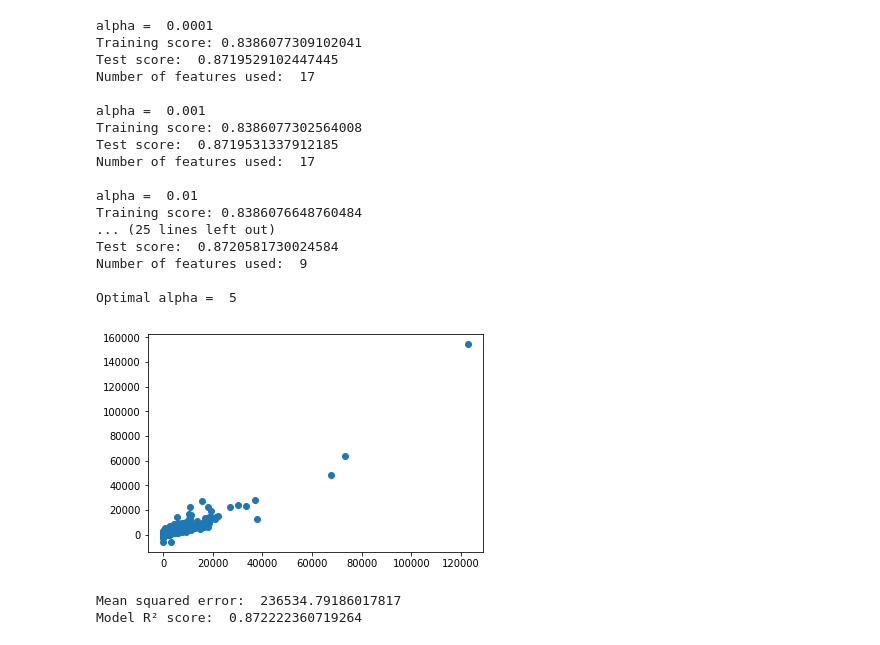
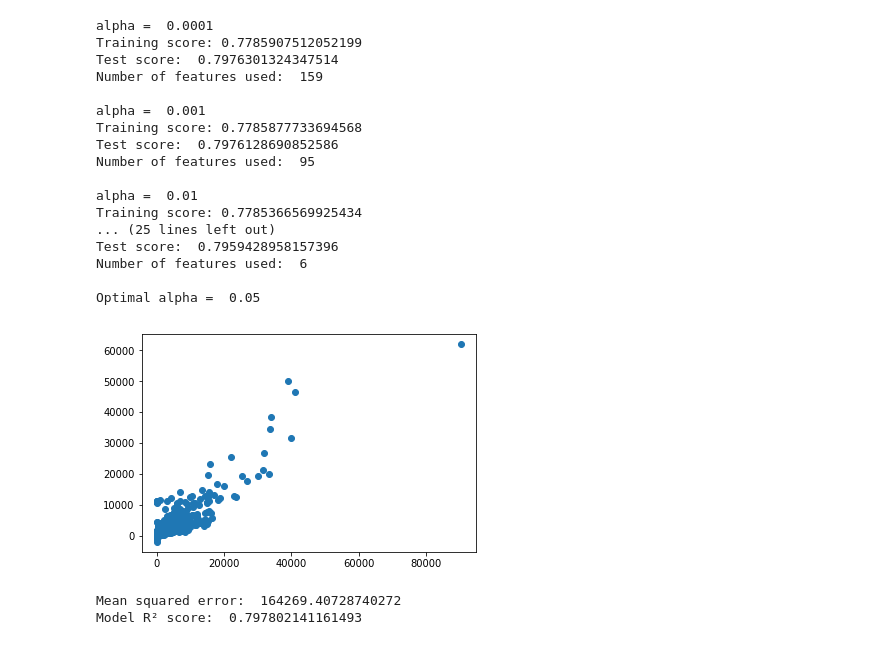
Before and after one commit to datascienceproject2019-codescoop/codescoop-models, a Jupyter notebook: srcModels/RegressionLibrariesIOdata.ipynb, the cells around one changed output. Cells and saved outputs as stored; diff of their text form; code cells hidden in the pictures.

Commit message:
Regression, now with correct dummies

```diff
--- a/srcModels/RegressionLibrariesIOdata.ipynb
+++ b/srcModels/RegressionLibrariesIOdata.ipynb
@@ -40,3 +20,7 @@ data.tail()
+# %%
+N_SAMPLES = 200000
+GET_INTERCEPT = False
+PATH ="/home/rick/UH-Spring-2019/Project/codescoop-models/Libraries_io_data/repositories-1.2.0-2018-03-12.csv"
 # %%
 def gnumeric_func (data, columns):
     data[columns] = data[columns].apply(lambda x: pd.factorize(x)[0])
@@ -44,8 +34,20 @@ def gnumeric_func (data, columns):
 # %%
 #getting the explanatory variables, and changing categorial values to dummies
+data = pd.read_csv(PATH, usecols=[1,2,3,4,5,6,7,8,9,10,11,12,13,14,15,16,17,18,19,20,21,22,23,24,25,26,27,28,29,30,31,32,33,34,35,36,37,38],
+                   nrows = N_SAMPLES)
+
+
 droplist = ['SourceRank','Description', 'Name with Owner', 'Created Timestamp', "Updated Timestamp", 'Last pushed Timestamp', 'Homepage URL', 'Mirror URL', 'UUID', 'Last Synced Timestamp','Fork Source Name with Owner', 'Changelog filename', 'Contributing guidelines filename', 'License filename','Code of Conduct filename', 'Security Threat Model filename', 'Security Audit filename', 'SCM type', 'Logo URL', 'Keywords', 'Stars Count' ]
-factorizelist = ['Host Type', 'Fork', 'Language', 'Issues enabled', 'Wiki enabled', 'Pages enabled', 'License', 'Readme filename', 'Default branch', 'Status', 'Display Name', 'Pull requests enabled']
-datax = data.drop(droplist, axis=1 )
+factorizelist = ['Host Type', 'Fork', 'Issues enabled', 'Wiki enabled', 'Pages enabled', 'Default branch', 'Status', 'Display Name', 'Pull requests enabled']
+dummieslist = ['Language', 'License']
+
+datax = data.drop(droplist, axis=1)
+datax = datax.drop(['Readme filename'], axis=1) #idk why I need to do it separately, cleaning is for later
 
 datax = gnumeric_func(datax, factorizelist)
-datax
+
+for item in dummieslist:
+    datax = getDummies(datax,item)
+
+
+#datax.head()
@@ -102,47 +85,50 @@ for i in range(0,n):
     print("Test score: ", test_score)
     print("Number of features used: ", coeff_used)
     print(" ")
 
 # pick the alpha value with best score
 best_alpha = alphas[np.argmax(test_scores)]
 print("Optimal alpha = ", best_alpha)
 lasso = Lasso(alpha = best_alpha, max_iter = 10e5)
 lasso.fit(X_train, y_train)
 
-# create a df with the coefficents of the features
+# create a dataframe with the coefficents of the features
 df_coef = pd.DataFrame({'Features':x.columns,'coeff': lasso.coef_})
 df_coef = df_coef.sort_values(by = ['coeff'])
-df_intercept = pd.DataFrame({'Features':['Intercept'], 'coeff':lasso.intercept_} )
-df_coef = df_coef.append(df_intercept)
-df_coef = df_coef[df_coef.coeff != -0.0]
+
+
+if GET_INTERCEPT:
+    df_intercept = pd.DataFrame({'Features':['Intercept'], 'coeff':lasso.intercept_} )
+    df_coef = df_coef.append(df_intercept)
+    df_coef = df_coef[df_coef.coeff != -0.0]
 
 
 # model summary
 predicted = lasso.predict(X_test)
 expected = y_test
 # expected vs predicted values
 plt.scatter(expected, predicted)
 plt.show()
 print("Mean squared error: ", mean_squared_error(expected, predicted))
 print("Model R² score: ", r2_score(expected, predicted))
 # %% [output]
 alpha =  0.0001
-Training score: 0.8386077309102041
-Test score:  0.8719529102447445
-Number of features used:  17
+Training score: 0.7785907512052199
+Test score:  0.7976301324347514
+Number of features used:  159
 
 alpha =  0.001
-Training score: 0.8386077302564008
-Test score:  0.8719531337912185
-Number of features used:  17
+Training score: 0.7785877733694568
+Test score:  0.7976128690852586
+Number of features used:  95
 
 alpha =  0.01
-Training score: 0.8386076648760484
+Training score: 0.7785366569925434
 ... (25 lines left out)
-Test score:  0.8720581730024584
-Number of features used:  9
+Test score:  0.7959428958157396
+Number of features used:  6
 
-Optimal alpha =  5
+Optimal alpha =  0.05
-[figure, old version]
+[figure, new version]
-Mean squared error:  236534.79186017817
-Model R² score:  0.872222360719264
+Mean squared error:  164269.40728740272
+Model R² score:  0.797802141161493
```
Also changed, not shown: parts of 8 cells of this notebook.
